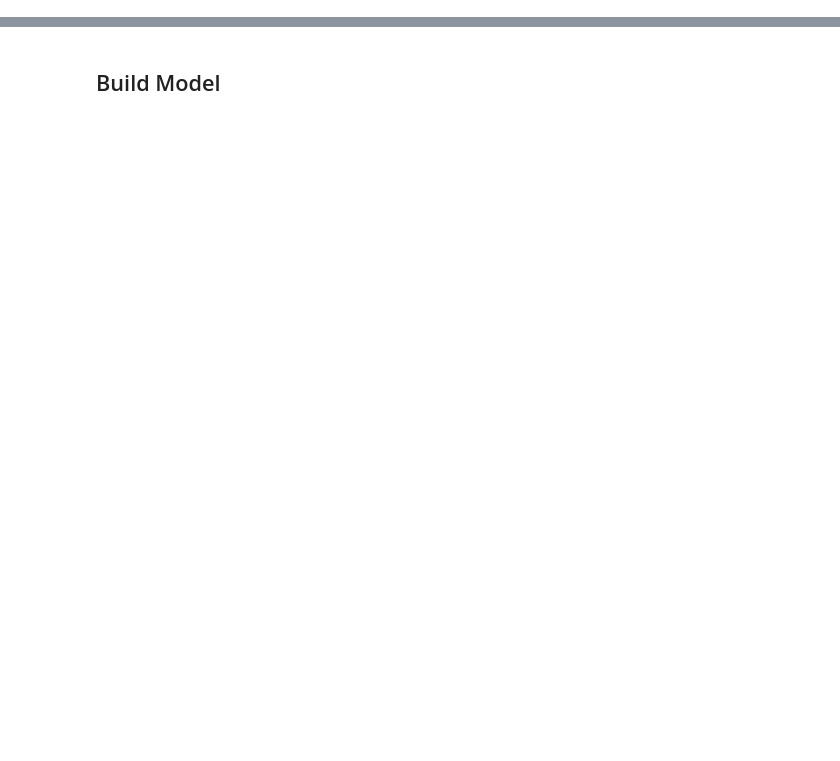
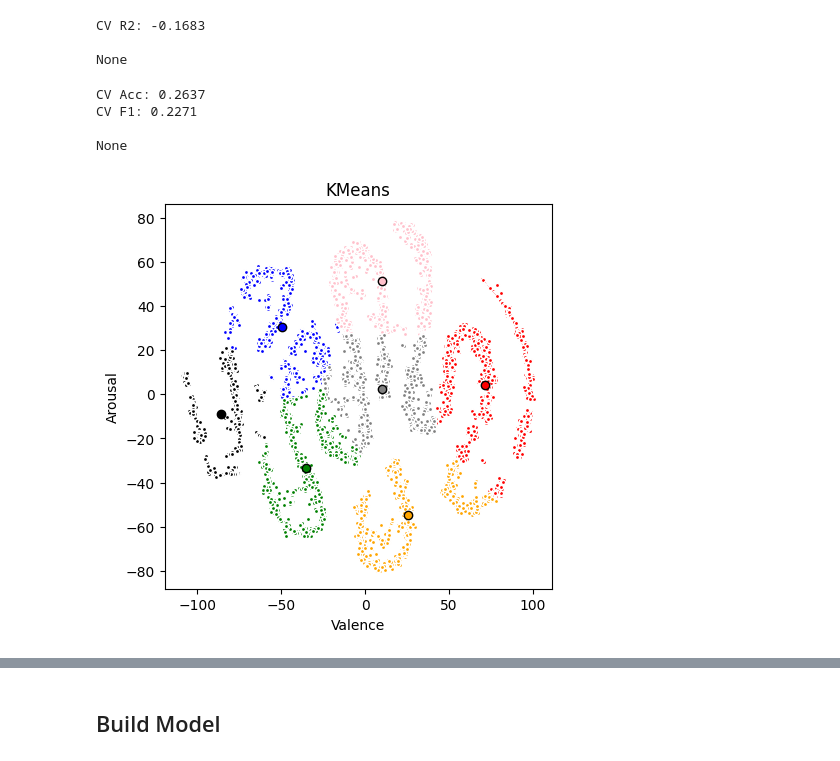
Before and after one commit to 1pha/MulitmodalERC-TensorMixerNetwork, a Jupyter notebook: hoesung_example.ipynb, the cells around one changed output, grey strips where cells are left out. Saved outputs shown, nothing was run; the diff lists cells and outputs as text; code cells hidden in the pictures; blank space fills up the shorter version.

```diff
--- a/hoesung_example.ipynb
+++ b/hoesung_example.ipynb
@@ -57,0 +241,7 @@ WARNING:datasets.arrow_dataset:Loading cached processed dataset at /home/hoesung
+# %%
+eda_value = total_df[['EDA_1stage', 'EDA_2stage', 'EDA_3stage',
+       'EDA_4stage']].values
+# %%
+# t-sne dimension reduction
+from sklearn.manifold import TSNE
+tsne_np = TSNE(n_components = 2).fit_transform(eda_value)
@@ -57,0 +322,65 @@ WARNING:datasets.arrow_dataset:Loading cached processed dataset at /home/hoesung
+# %%
+print(get_accuracy(df[['Valence', "EDA_1stage"	,"EDA_2stage","EDA_3stage","EDA_4stage"]], label='Valence'))
+# %% [output]
+CV R2: -0.1683
+
+None
+# %%
+from sklearn.linear_model import LogisticRegression
+from sklearn.ensemble import RandomForestClassifier
+from sklearn import datasets, linear_model
+from sklearn.model_selection import cross_val_score,cross_val_predict
+from sklearn.metrics import accuracy_score, roc_auc_score, f1_score
+def get_accuracy(df, label = 'emotion', drop_col=[]):
+        if len(drop_col) != 0:
+                df = df.drop(drop_col, axis=1)
+
+        X = df.drop([label],axis=1)
+        y = df[label]
+
+        model = RandomForestClassifier()
+        predicted = cross_val_predict(model, X, y, cv=5)
+
+        acc = accuracy_score(y, predicted)
+        # auc = roc_auc_score(y, predicted,average='weighted', multi_class='ovo')
+        f1 = f1_score(y, predicted, average='weighted')
+
+        print(f'CV Acc: {acc:.4f}')
+        # print(f'CV AUC: {auc:.4f}')
+        print(f'CV F1: {f1:.4f}')
+        print(' ')
+
+print(get_accuracy(df[['Total Evaluation', "EDA_1stage"	,"EDA_2stage","EDA_3stage","EDA_4stage"]], label='Total Evaluation'))
+# %% [output]
+CV Acc: 0.2637
+CV F1: 0.2271
+
+None
+# %%
+import matplotlib.pyplot as plt
+from sklearn.cluster import KMeans
+colors = ['black', 'red', 'blue', 'orange', 'pink', 'grey', 'green']
+values= tsne_np
+
+
+kmeans_model = KMeans(n_clusters=7, random_state=0)
+kmeans_model.fit(values)
+
+k_means_labels = kmeans_model.predict(values)
+k_means_cluster_centers = kmeans_model.cluster_centers_
+
+fig, ax = plt.subplots(figsize=(5, 5))
+for k, col in zip(range(7), colors):
+    my_members = k_means_labels == k
+    cluster_center = k_means_cluster_centers[k]
+    ax.plot(values[my_members, 0], values[my_members, 1], 'w',
+            markerfacecolor=col, marker='.')
+    ax.plot(cluster_center[0], cluster_center[1], 'o', markerfacecolor=col,
+            markeredgecolor='k', markersize=6)
+
+ax.set_title('KMeans')
+ax.set_xlabel("Valence")
+ax.set_ylabel("Arousal")
+plt.show()
+# %% [output]
+[figure, added]
```
Also changed, not shown: parts of 47 cells of this notebook, 1 other file.
